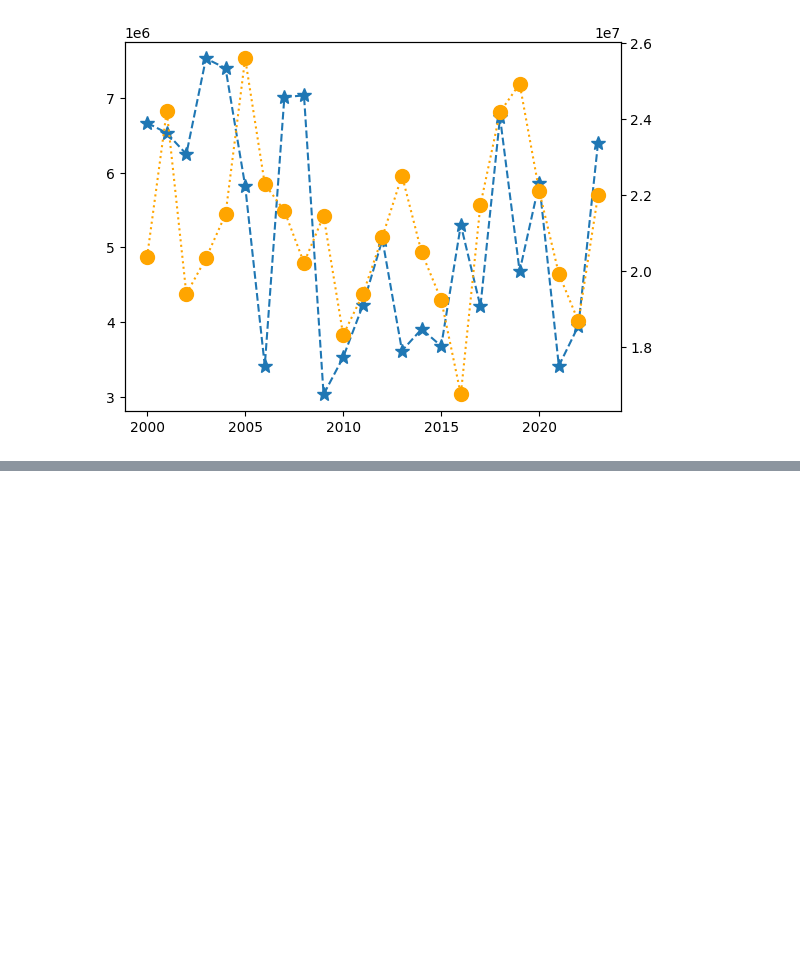
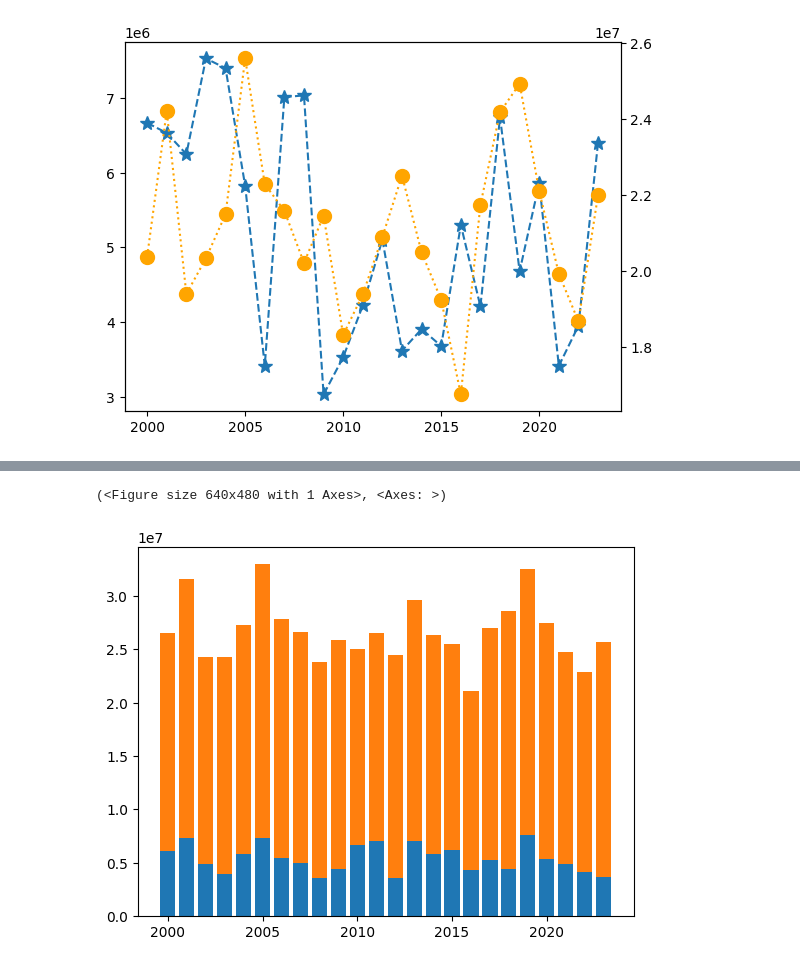
Before and after one commit to IbrahimHammed/PythonVisualization, a Jupyter notebook: PythonCharts.ipynb, the cells around one changed output, grey strips where cells are left out. Cells and saved outputs as stored; diff of their text form; code cells hidden in the pictures; blank space fills up the shorter version.

```diff
--- a/PythonCharts.ipynb
+++ b/PythonCharts.ipynb
@@ -414,5 +459,30 @@ DoubleAxisChart()
 # %%
 # Stacked Bar Charts
+# %%
+def StackedBarChart():
+    fig, ax = plt.subplots()
+
+    ax.bar(
+        dfSales.SalesYear,
+        dfSales.East,
+        label="East"
+        )
+
+
+    ax.bar(
+        dfSales.SalesYear,
+        dfSales.Total,
+        bottom=dfSales.East,
+        label="Total"
+        )
+
+
+    return fig, ax
+# %%
+StackedBarChart()
+# %% [output]
+(<Figure size 640x480 with 1 Axes>, <Axes: >)
+[figure, added]
 # %%
 # Grouped Bar Charts
 # %%
```
Also changed, not shown: parts of 22 cells of this notebook.
